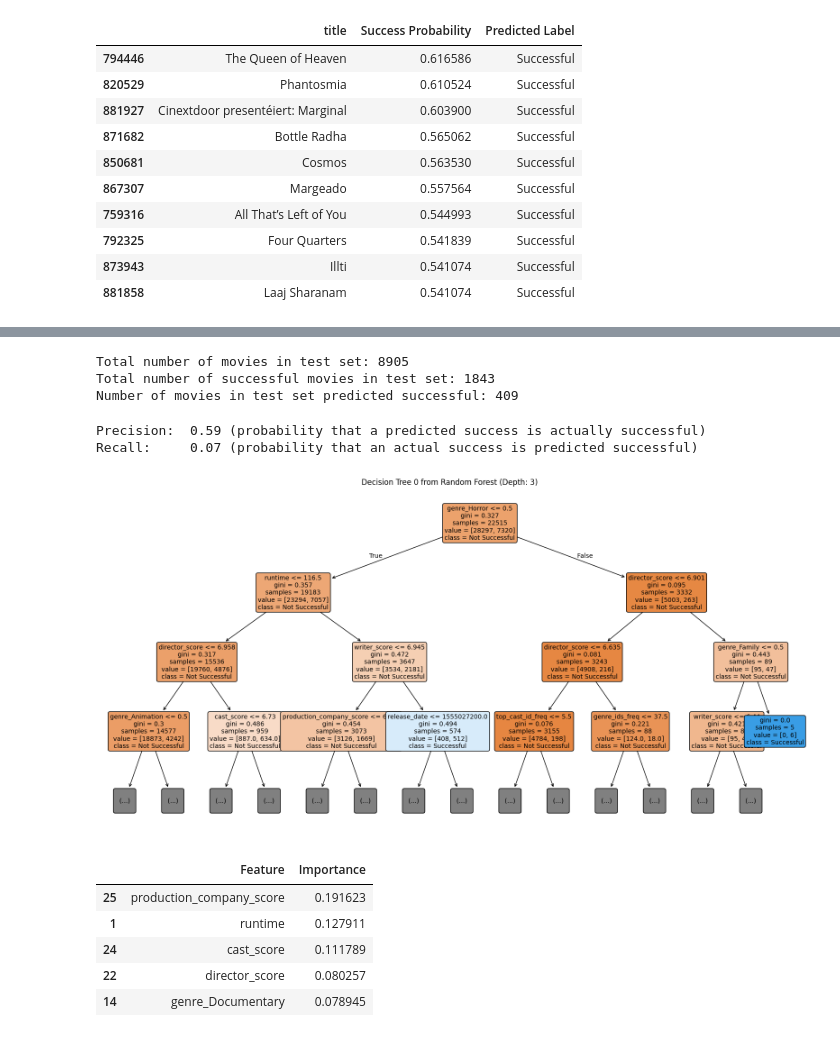
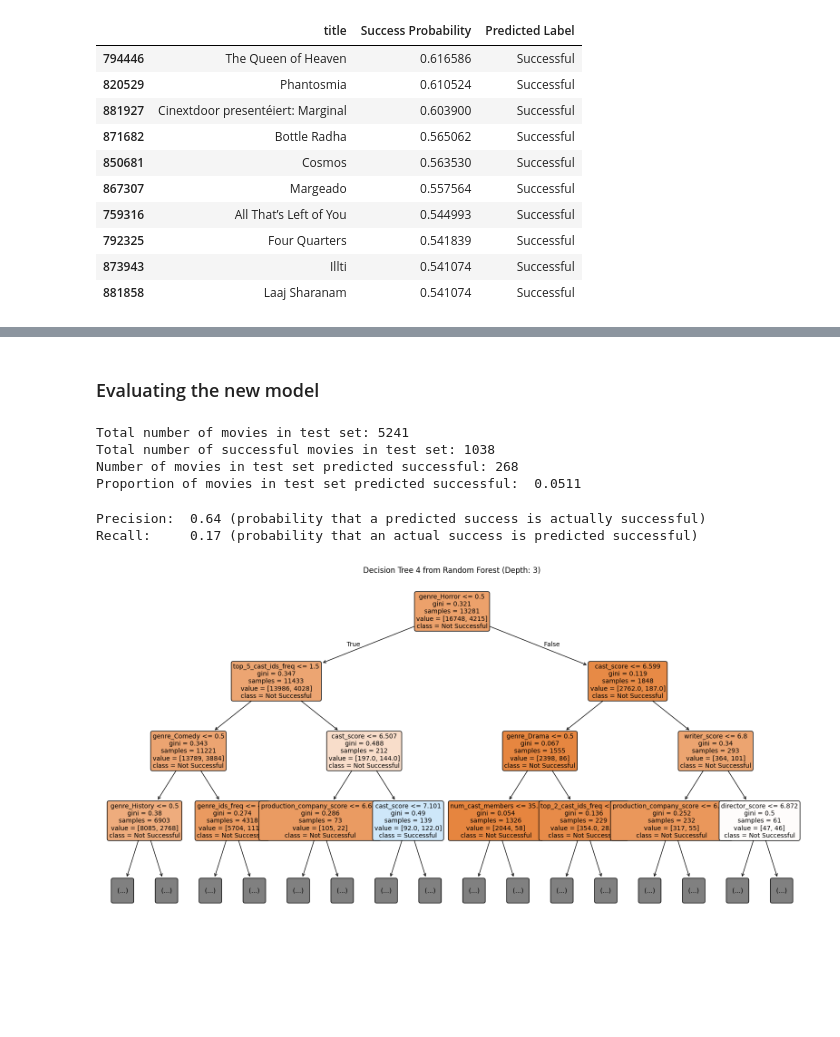
Before and after one commit to jonnycomes/movie-data, a Jupyter notebook: notebooks/successful_movie_prediction/Successful_Movie_Prediction.ipynb, the cells around one changed output, grey strips where cells are left out. Cells and saved outputs as stored; diff of their text form; code cells hidden in the pictures; blank space fills up the shorter version.

```diff
--- a/notebooks/successful_movie_prediction/Successful_Movie_Prediction.ipynb
+++ b/notebooks/successful_movie_prediction/Successful_Movie_Prediction.ipynb
@@ -407,31 +437,26 @@ Testing score: 0.8117911285794498
+# %% [markdown]
+### Evaluating the new model
 # %%
 pred_with_scores = rf_with_scores.predict(X_test_with_scores)
 print(f"Total number of movies in test set: {len(X_test_with_scores)}")
 print(f"Total number of successful movies in test set: {y_test_with_scores.sum()}")
 print(f"Number of movies in test set predicted successful: {pred_with_scores.sum()}")
+print(f"Proportion of movies in test set predicted successful: {pred_with_scores.sum()/len(X_test_with_scores): .4f}")
 # %% [output]
-Total number of movies in test set: 8905
-Total number of successful movies in test set: 1843
-Number of movies in test set predicted successful: 409
+Total number of movies in test set: 5241
+Total number of successful movies in test set: 1038
+Number of movies in test set predicted successful: 268
+Proportion of movies in test set predicted successful:  0.0511
 # %%
-print(f"Precision: {precision_score(y_test, pred): .2f} (probability that a predicted success is actually successful)")
-print(f"Recall:    {recall_score(y_test, pred): .2f} (probability that an actual success is predicted successful)")
+print(f"Precision: {precision_score(y_test_with_scores, pred_with_scores): .2f} (probability that a predicted success is actually successful)")
+print(f"Recall:    {recall_score(y_test_with_scores, pred_with_scores): .2f} (probability that an actual success is predicted successful)")
 # %% [output]
-Precision:  0.59 (probability that a predicted success is actually successful)
-Recall:     0.07 (probability that an actual success is predicted successful)
+Precision:  0.64 (probability that a predicted success is actually successful)
+Recall:     0.17 (probability that an actual success is predicted successful)
-# %%
-plot_random_forest_tree(rf_with_scores, feature_names=X_train_with_scores.columns, tree_index=0, max_depth=3)
-# %% [output]
-[figure, removed]
-# %%
-get_feature_importance_df(rf_with_scores, X_train_with_scores.columns).head()
-# %% [output]
-|  | Feature | Importance |
-| 25 | production_company_score | 0.191623 |
-| 1 | runtime | 0.127911 |
-| 24 | cast_score | 0.111789 |
-| 22 | director_score | 0.080257 |
-| 14 | genre_Documentary | 0.078945 |
+# %%
+plot_random_forest_tree(rf_with_scores, feature_names=X_train_with_scores.columns, tree_index=4, max_depth=3)
+# %% [output]
+[figure, added]
 # %%
 plot_feature_importance(rf_with_scores, X_train_with_scores.columns)
 # %% [output]
```
Also changed, not shown: parts of 10 cells of this notebook, 2 other files.
